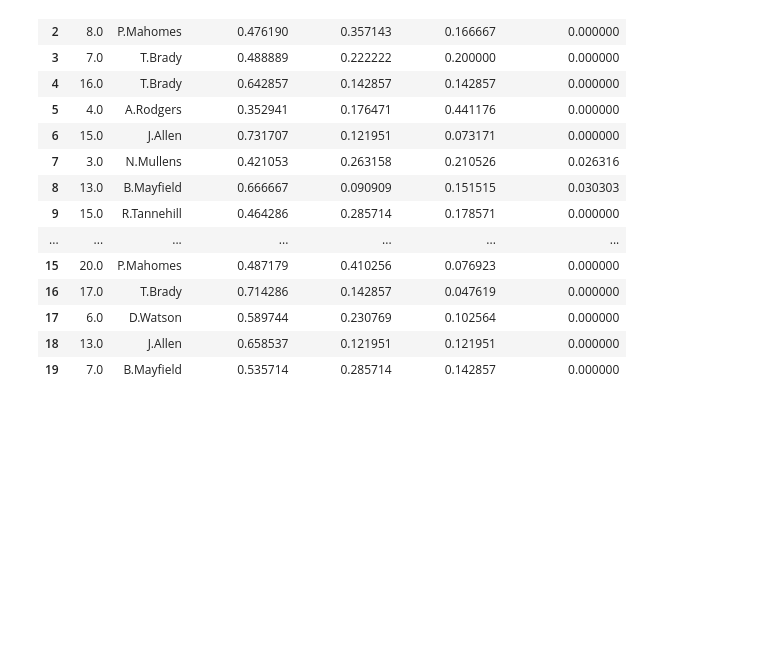
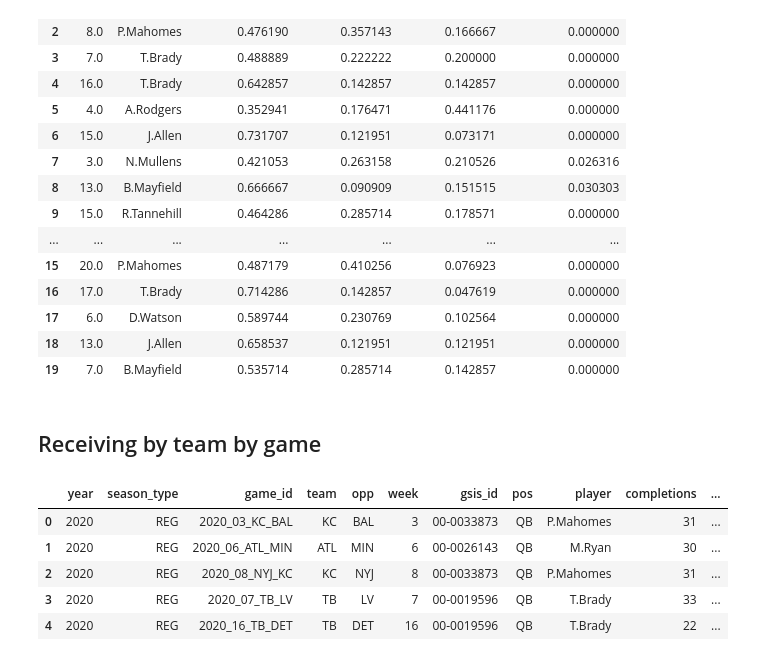
Before and after one commit to shind07/nfl-data, a Jupyter notebook: notebooks/passing_refactor.ipynb, the cells around one changed output. Cells and saved outputs as stored; diff of their text form; code cells hidden in the pictures; blank space fills up the shorter version.

Commit message:
refactor passing/receiving by team

```diff
--- a/notebooks/passing_refactor.ipynb
+++ b/notebooks/passing_refactor.ipynb
@@ -431,3 +431,20 @@ df[['week', 'player'] + [col for col in df.columns if 'target' in col]].head(20)
 | 17 | 6.0 | D.Watson | 0.589744 | 0.230769 | 0.102564 | 0.000000 |
 | 18 | 13.0 | J.Allen | 0.658537 | 0.121951 | 0.121951 | 0.000000 |
 | 19 | 7.0 | B.Mayfield | 0.535714 | 0.285714 | 0.142857 | 0.000000 |
+# %% [markdown]
+## Receiving by team by game
+# %%
+def _extract(db_conn):
+    query = "SELECT * FROM passing_by_player_by_game"
+    df = pd.read_sql(query, db_conn)
+    return df[[col for col in df.columns if "_share" not in col]]
+
+df = _extract(db_conn)
+df.head()
+# %% [output]
+|  | year | season_type | game_id | team | opp | week | gsis_id | pos | player | completions | ... |
+| 0 | 2020 | REG | 2020_03_KC_BAL | KC | BAL | 3 | 00-0033873 | QB | P.Mahomes | 31 | ... |
+| 1 | 2020 | REG | 2020_06_ATL_MIN | ATL | MIN | 6 | 00-0026143 | QB | M.Ryan | 30 | ... |
+| 2 | 2020 | REG | 2020_08_NYJ_KC | KC | NYJ | 8 | 00-0033873 | QB | P.Mahomes | 31 | ... |
+| 3 | 2020 | REG | 2020_07_TB_LV | TB | LV | 7 | 00-0019596 | QB | T.Brady | 33 | ... |
+| 4 | 2020 | REG | 2020_16_TB_DET | TB | DET | 16 | 00-0019596 | QB | T.Brady | 22 | ... |
```
Also changed, not shown: parts of 6 cells of this notebook, 7 other files.
